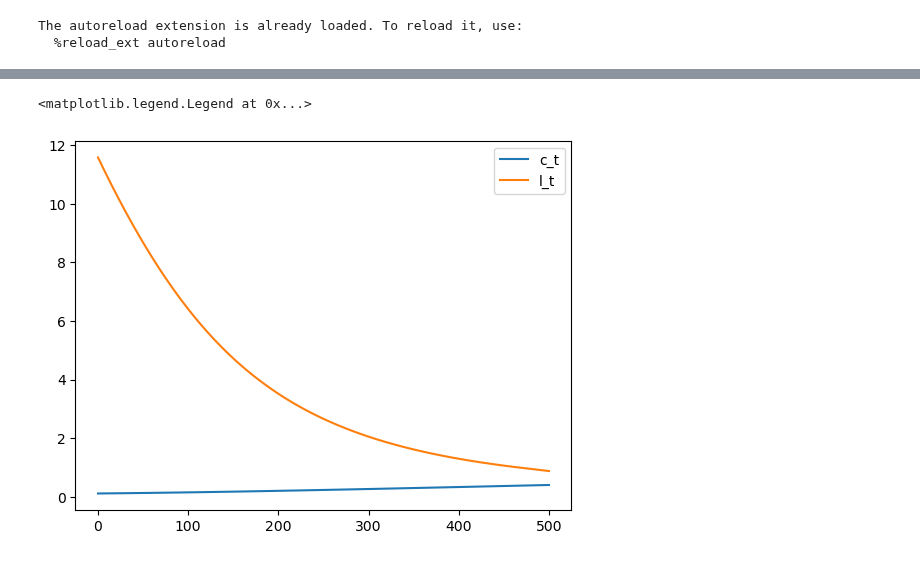
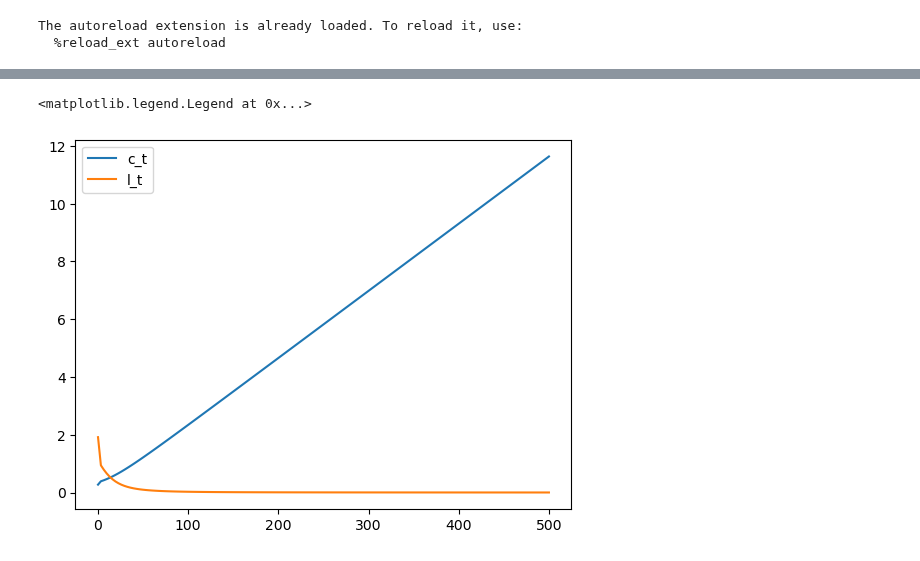
Before and after one commit to ansofol/DP_term_paper, a Jupyter notebook: working_stage/building_work_model.ipynb, the cells around one changed output, grey strips where cells are left out. Drawn from its saved outputs; the diff is of its cells as text; code cells hidden in the pictures.

```diff
--- a/working_stage/building_work_model.ipynb
+++ b/working_stage/building_work_model.ipynb
@@ -18,14 +18,13 @@ model.setup()
 
 model.par.Na = 100
 model.par.Ntypes = 1
-model.par.Tmax = 45
+model.par.Tmax = 20
 model.par.Smax = 2
 model.par.a_min = 0
 model.par.a_max = 500
 
 model.set_grids()
 
-
 par = model.par
 sol = model.sol
 # %%
@@ -53,11 +32,11 @@ array([[nan, nan, nan, nan, nan],
 # %%
-t = 20
+t = 10
 plt.plot(par.a_grid, sol.c[0,t,1,0,:,0],  label='c_t')
 plt.plot(par.a_grid, sol.ell[0,t,1, 0,:,0], label='l_t')
 plt.legend()
 # seems about right
 # %% [output]
 <matplotlib.legend.Legend at 0x...>
-[figure, old version]
+[figure, new version]
 # %%
 # plot some policy functions, just to be sure
```
Also changed, not shown: parts of 2 cells of this notebook, 3 other files.
